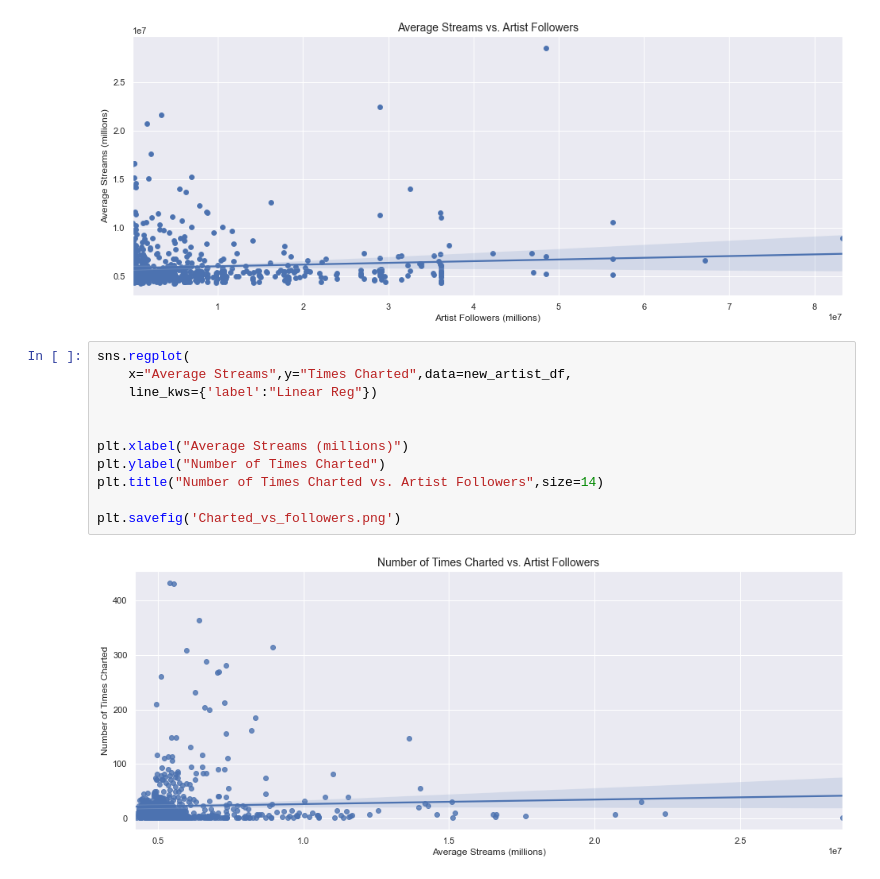
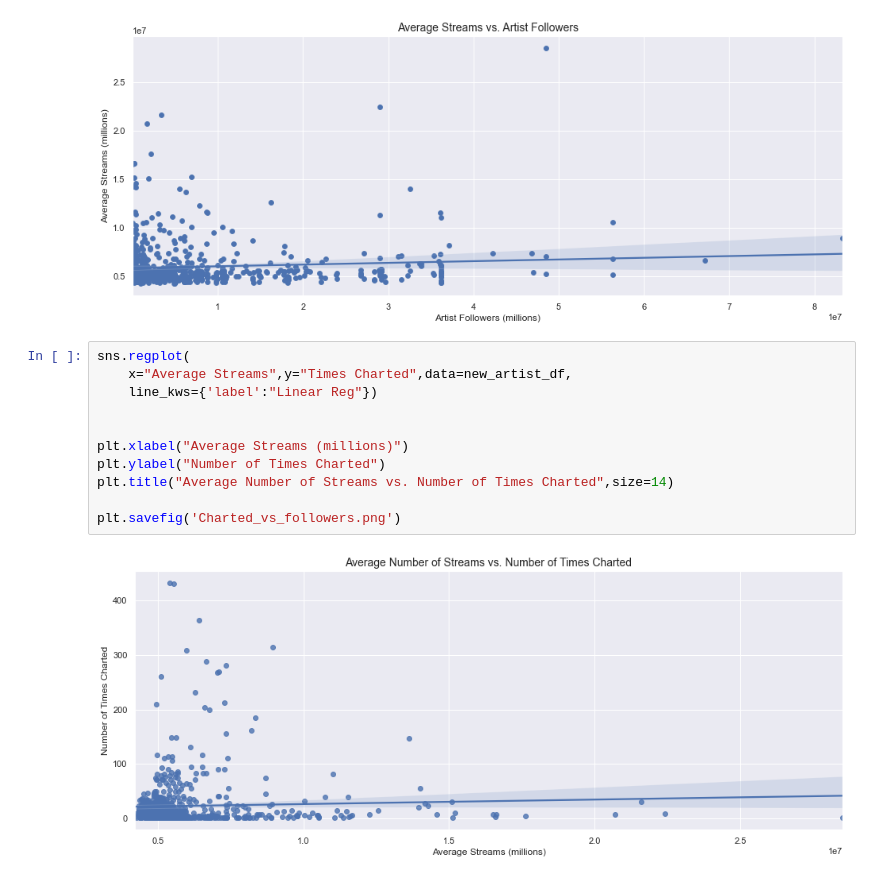
Before and after one commit to saharthejamal/project_one, a Jupyter notebook: Haydn-code.ipynb, the cells around one changed output. Drawn from its saved outputs; the diff is of its cells as text.

Commit message:
minor corrections to charts, colors

```diff
--- a/Haydn-code.ipynb
+++ b/Haydn-code.ipynb
@@ -331,13 +331,13 @@ plt.savefig('streams_vs_followers.png')
 # %%
 sns.regplot(
     x="Average Streams",y="Times Charted",data=new_artist_df,
     line_kws={'label':"Linear Reg"})
 
 
 plt.xlabel("Average Streams (millions)")
 plt.ylabel("Number of Times Charted")
-plt.title("Number of Times Charted vs. Artist Followers",size=14)
+plt.title("Average Number of Streams vs. Number of Times Charted",size=14)
 
 plt.savefig('Charted_vs_followers.png')
 # %% [output]
-[figure, old version]
+[figure, new version]
```
Also changed, not shown: parts of 4 cells of this notebook, 4 other files.
